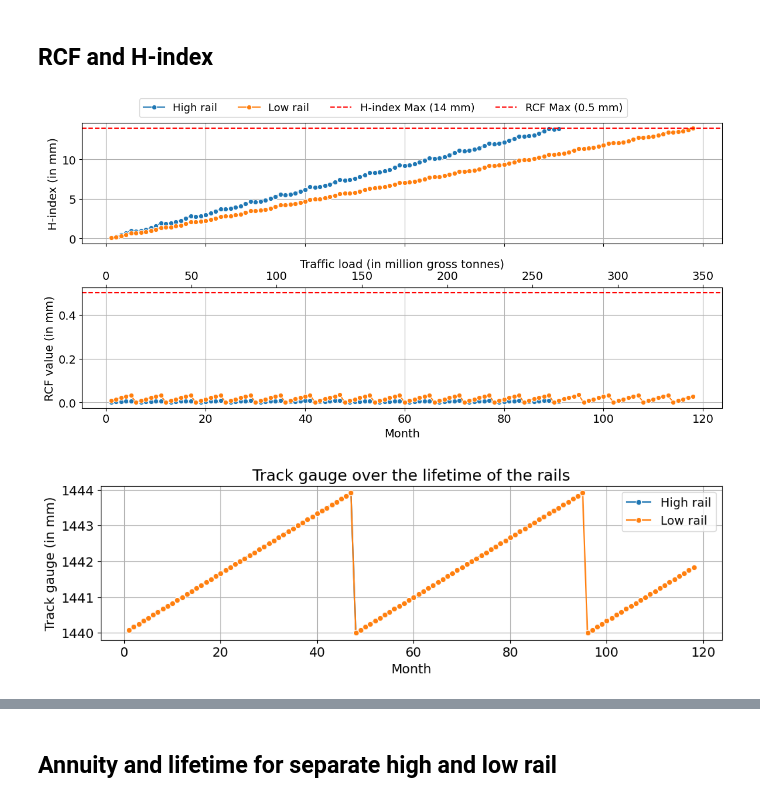
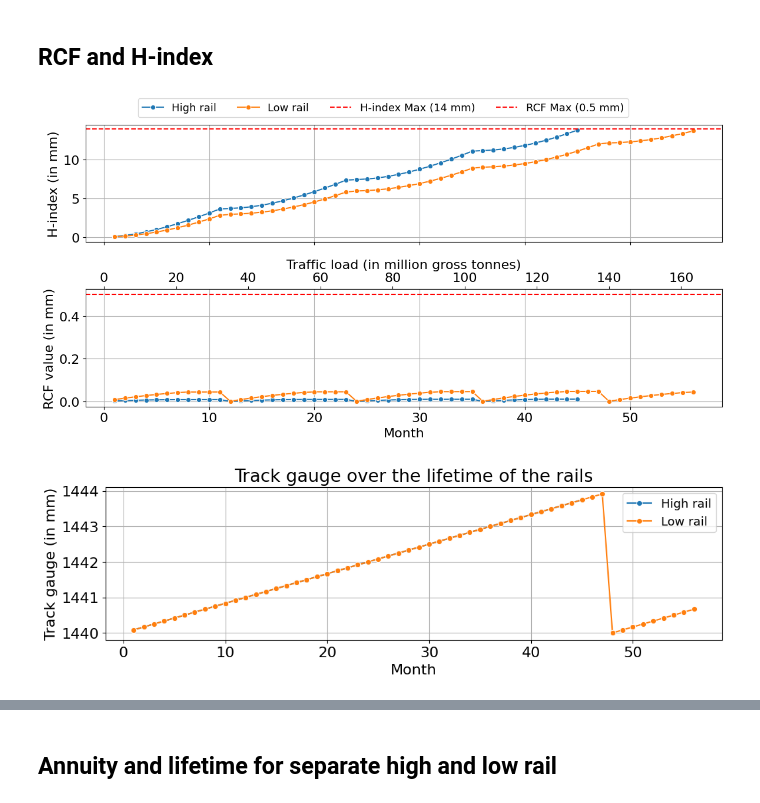
Before and after one commit to abdeaitali/rurut, a Jupyter notebook: LCC/rals_livslangd_python/notebooks/notebook_LCC_joint_optimisation.ipynb, the cells around one changed output, grey strips where cells are left out. Cells and saved outputs as stored; diff of their text form; code cells hidden in the pictures.

```diff
--- a/LCC/rals_livslangd_python/notebooks/notebook_LCC_joint_optimisation.ipynb
+++ b/LCC/rals_livslangd_python/notebooks/notebook_LCC_joint_optimisation.ipynb
@@ -8,8 +8,8 @@ import sys
 sys.path.append('../')  # Adjust the path to the root directory containing 'preprocessings'
 
 # The actual path to the file
-file_path = '../data/raw/CM2025/BDL_111_results_JL_R1465.csv'
-#file_path = '../data/raw/CM2025/BDL_111_results_JL_R495.csv'
+#file_path = '../data/raw/CM2025/BDL_111_results_JL_R1465.csv'
+file_path = '../data/raw/CM2025/BDL_111_results_JL_R495.csv'
 
 #file_path = '../data/raw/mistra_result_test_R495.csv' # example from prior project
 
@@ -34,31 +34,31 @@ plot_specific_interpolated_tables(data_df_interpolated, ['h-index', 'wear', 'rcf
 # %%
 import matplotlib.pyplot as plt
 from rail_analysis.LCC_single_rail import get_annuity_refactored, plot_historical_data_both_rails
 
 # Choose your grinding frequency and rail
-grinding_freq = 6  # e.g., 6 months
+grinding_freq = 12  # e.g., 6 months
 gauge_freq = 48    # or your preferred tamping frequency
 
 # High rail
 maint_strategy_high = (grinding_freq, gauge_freq)
 ann_H, life_H, hist_H = get_annuity_refactored(
     data_df_interpolated,
     maint_strategy_high,
     track_results=True,
     high_or_low_rail='High'
 )
 
 # Low rail
 maint_strategy_low = (grinding_freq, gauge_freq)
 ann_L, life_L, hist_L = get_annuity_refactored(
     data_df_interpolated,
     maint_strategy_low,
     track_results=True,
     high_or_low_rail='Inner'
 )
 
 # Plot the history of both rails
 plot_historical_data_both_rails(hist_L, hist_H)
 # %% [output]
-[figure, old version]
+[figure, new version]
-[figure, old version]
+[figure, new version]
```
Also changed, not shown: parts of 7 cells of this notebook, 3 other files.
